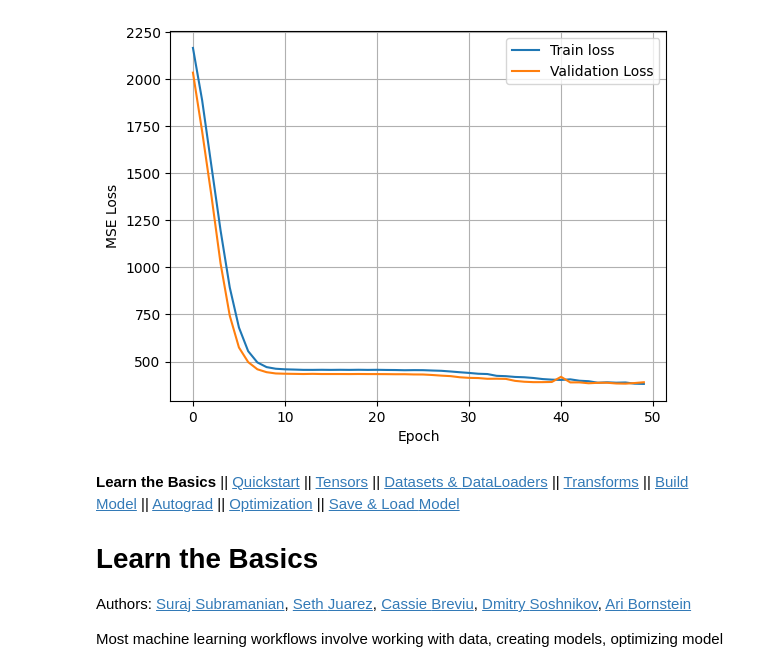
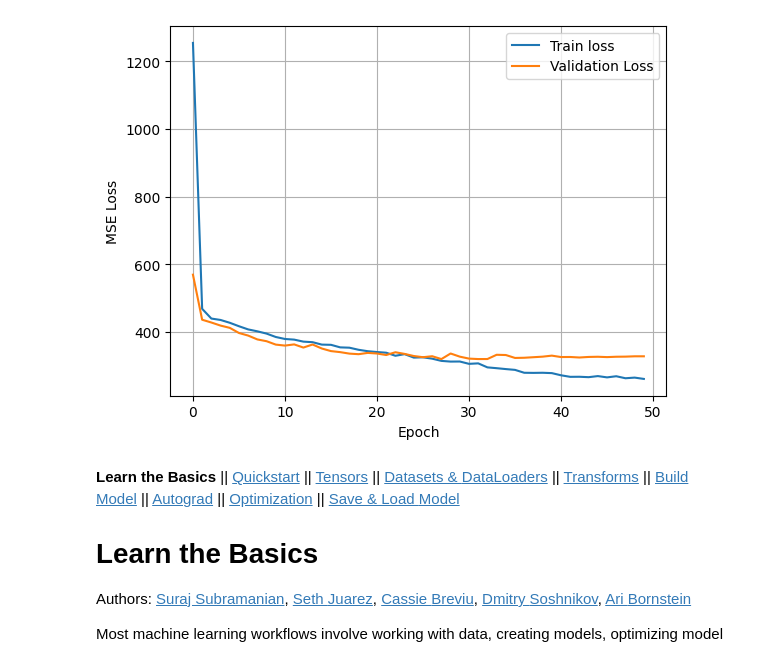
Before and after one commit to jjo0914/BrainCompetition, a Jupyter notebook: _downloads/070179efc13bd796c5dd4af7bf52d5b9/intro.ipynb, the cells around one changed output. Saved outputs shown, nothing was run; the diff lists cells and outputs as text; code cells hidden in the pictures.

```diff
--- a/_downloads/070179efc13bd796c5dd4af7bf52d5b9/intro.ipynb
+++ b/_downloads/070179efc13bd796c5dd4af7bf52d5b9/intro.ipynb
@@ -126,7 +126,7 @@ class SignalCNN(nn.Module): # 예시로 nn.Module,parameters() 가있는데 이
     #conv연산으로 특징 추출한 뒤에는  각채널당 값을 1개로요약
     # 그래서 필터로 추출할 특징이 얼마나 강하게 나타났는가? 만 요약  시간축값은 사라짐(10으로늘리거나 추가로다른모델 사용가능하다..)
     # mean써도 되긴한다는데 .. 음.. (1차원으로바로)
-    avg=16
+    avg=32
     self.global_pool = nn.AdaptiveAvgPool1d(avg) #아직3차원이래 만약8이면채널마다 최종8개 값
     # 마지막차원을 없앤다.. 왜?Linear는 2차원입력을기대한다고함
     self.flatten=nn.Flatten() # channel*최종값 = 최종값들을 1차원으로펼침
@@ -277,4 +277,4 @@ Epoch [50/50] Train Loss: 380.8202 / Val Loss: 389.7453
-[figure, old version]
+[figure, new version]
 # %% [markdown]
 **Learn the Basics** \|\| [Quickstart](quickstart_tutorial.html) \|\|
 [Tensors](tensorqs_tutorial.html) \|\| [Datasets &
```
Also changed, not shown: parts of 1 cell of this notebook.
